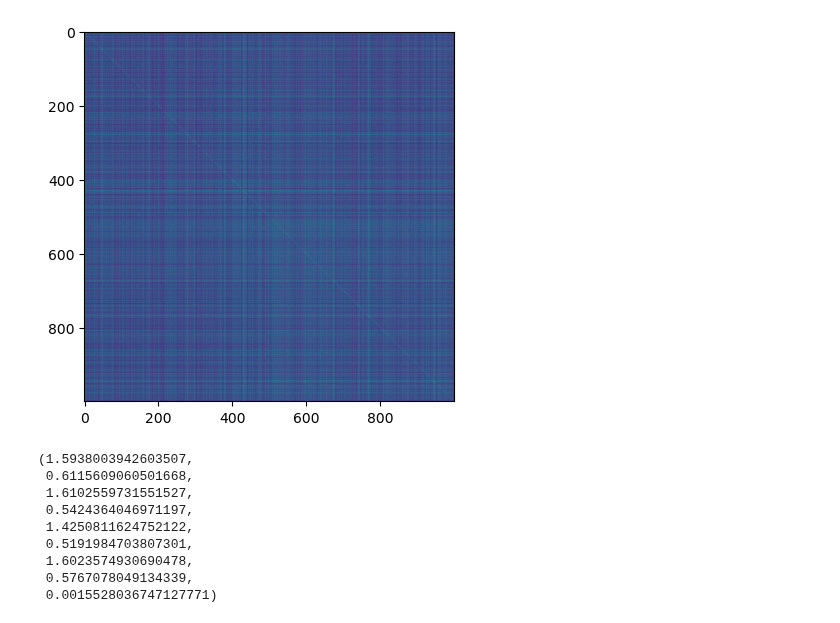
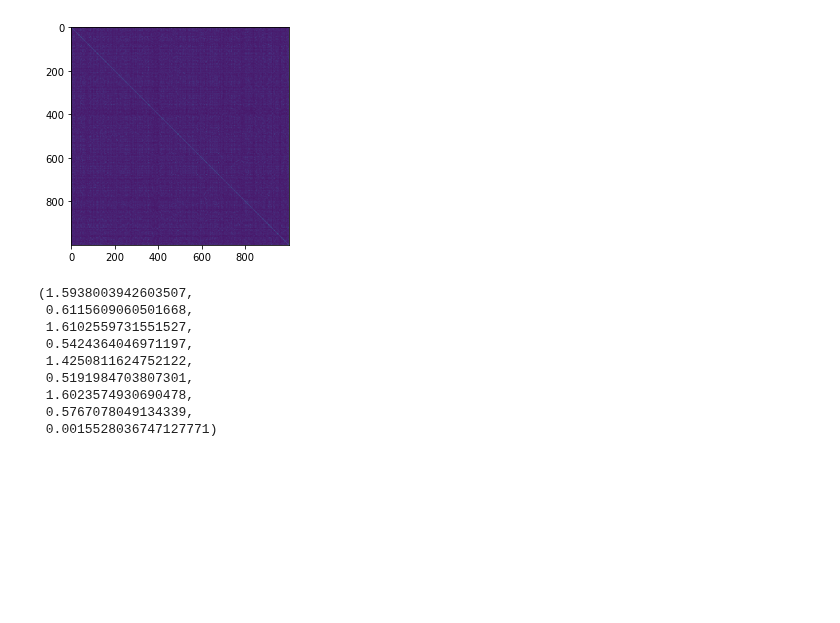
Before and after one commit to saper0/qpcert, a Jupyter notebook: ntk.ipynb, the cells around one changed output. Saved outputs shown, nothing was run; the diff lists cells and outputs as text; code cells hidden in the pictures; blank space fills up the shorter version.

```diff
--- a/ntk.ipynb
+++ b/ntk.ipynb
@@ -64,6 +73,7 @@ def get_graph(sort: bool=True):
     If sort is true, X, A and y are sorted for class.
 
     Returns X, A, y."""
+    print(K)
     csbm = CSBM(n, avg_within_class_degree, avg_between_class_degree, K, sigma, classes=classes)
     X, A, y = csbm.sample(n, seed)
     device_ = configure_hardware(device, seed)
@@ -86,13 +96,23 @@ def row_normalize(A):
     Deg_inv = torch.diag(torch.pow(S.sum(axis=1), - 1))
     return Deg_inv @ S
 
-
-def get_diffusion(X, A, model_dict):
+def get_diffusion(X: torch.Tensor, A: torch.Tensor, model_dict):
     if model_dict["model"] == "GCN":
         if model_dict["normalization"] == "row_normalization":
             return row_normalize(A)
         else:
             raise NotImplementedError("Only row normalization for GCN implemented")
+    elif model_dict["model"] == "SoftMedoid":
+        # Row normalized implementation
+        n = X.shape[0]
+        d = X.shape[1]
+        X_view = X.view((1, n, d))
+        dist = torch.cdist(X_view, X_view, p=2).view(n, n)
+        A_self = A + torch.eye(n)
+        S = torch.exp(- (1 / model_dict["T"]) * (A_self @ dist))
+        normalization = torch.einsum("ij,ij->i", A_self, S)
+        S = (S*A_self) / normalization[:, None]
+        return S
     else:
         raise NotImplementedError("Only GCN architecture implemented")
 
@@ -121,0 +130,23 @@ im.norm(1)
+# %%
+torch.set_printoptions(profile="full")
+torch.set_printoptions(profile="default")
+K = 1
+X, A, y = get_graph()
+n = X.shape[0]
+d = X.shape[1]
+X_view = X.view(1, n, d)
+dist = torch.cdist(X_view, X_view, p=2).view(n, n)
+A_self = A + torch.eye(n)
+print(dist)
+print(A_self @ dist)
+print(- (1 / model_dict["T"]) * A_self @ dist)
+S = torch.exp(- (1 / model_dict["T"]) * (A_self @ dist))
+print(S)
+#print(torch.einsum("ij,ij->i", A_self, S))
+normalization = torch.einsum("ij,ij->i", A_self, S)
+#print(normalization)
+#S = torch.einsum("ij, i -> ij", S, normalization)
+S = (S*A_self) / normalization[:, None]
+print(torch.max(S))
+print(torch.min(S))
+torch.set_printoptions(profile="default")
@@ -122,5 +171,6 @@ im.norm(1)
 # %%
 ntk_dict = dict()
+K_l = [1]
 for K in K_l:
     # Sample
     X, A, y = get_graph()
@@ -132,7 +182,6 @@ for K in K_l:
     ntk_l = list()
     for eps in eps_l:
         n_pert = int(round(eps * count_edges_for_idx(A, target_idx)))
-        print(n_pert)
         A_pert = attack.attack(n_pert)
         S = get_diffusion(X, A_pert, model_dict)
         ntk_l.append(NTK(X, S, model_dict))
@@ -158,10 +191,10 @@ for K in K_l:
 # %%
-ntk_l = ntk_dict[1.5]
+ntk_l = ntk_dict[1]
 ntk = ntk_l[10].get_ntk().detach().cpu().numpy()
 fig, ax = plt.subplots()
 im = ax.imshow(ntk)
 # %% [output]
-[figure, old version]
+[figure, new version]
 # %%
 def calc_kernel_means(ntk: NTK, n_class0: int):
     ntk = ntk.get_ntk()
```
Also changed, not shown: parts of 10 cells of this notebook, 1 other file.
